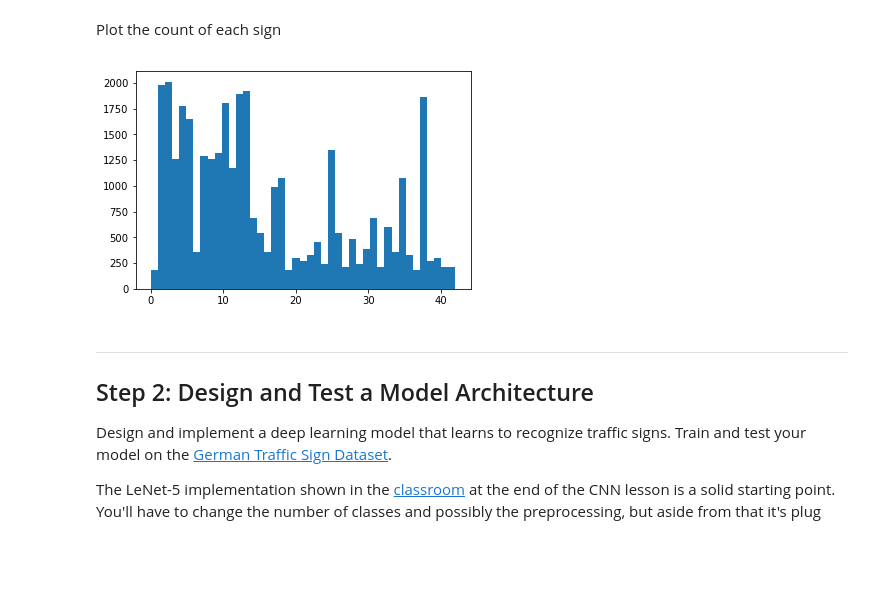
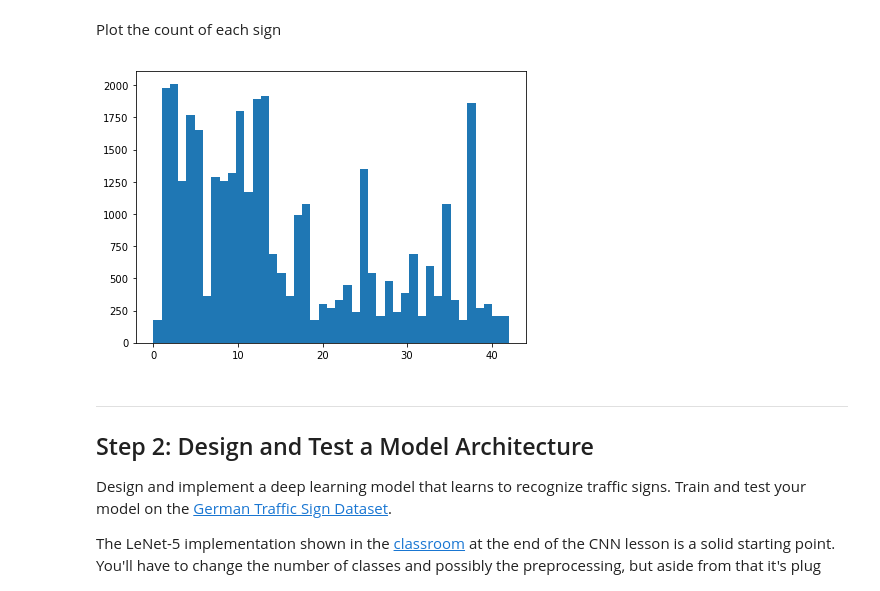
Before and after one commit to trimcao/sdcnd-p2-traffic-signs-classifier, a Jupyter notebook: Traffic_Sign_Classifier.ipynb, the cells around one changed output. Drawn from its saved outputs; the diff is of its cells as text; code cells hidden in the pictures; blank space fills up the shorter version.

```diff
--- a/Traffic_Sign_Classifier.ipynb
+++ b/Traffic_Sign_Classifier.ipynb
@@ -116,11 +118,12 @@ for i in range(len(train['features'])):
 # %% [markdown]
 Plot the count of each sign
 # %%
+plt.rcParams["figure.figsize"] = (7, 5)
 labels = train['labels']
 plt.hist(labels, bins=n_classes)
 plt.show()
 # %% [output]
-[figure, old version]
+[figure, new version]
 # %% [markdown]
 ----
 
```
Also changed, not shown: parts of 3 cells of this notebook, 1 other file.
